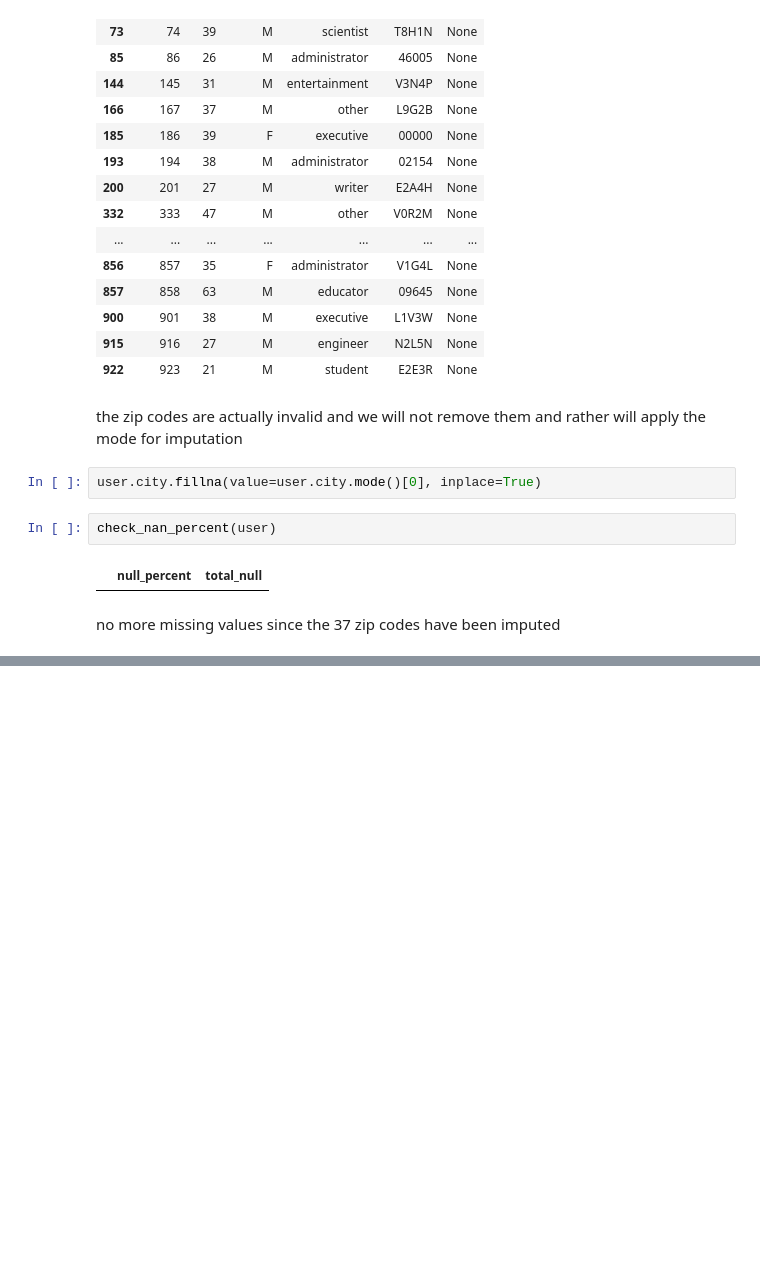
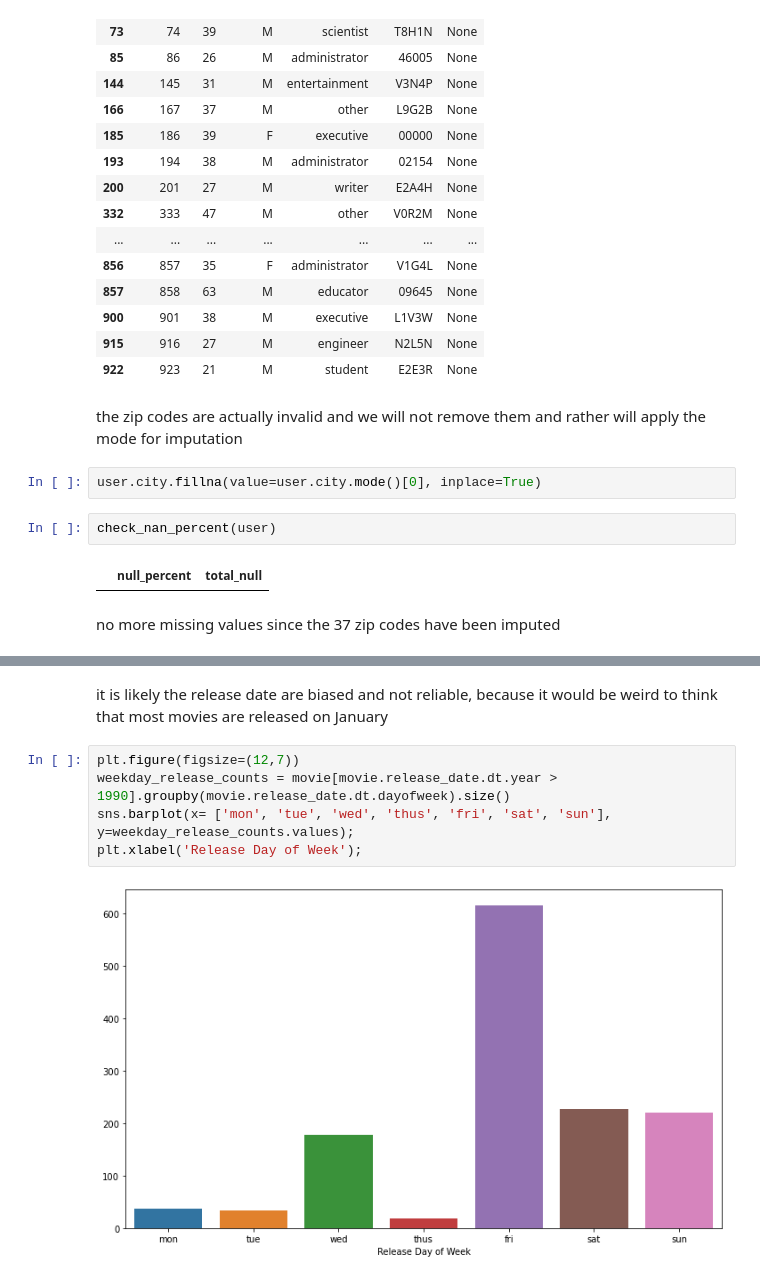
Before and after one commit to YichenLin/MATH-80600A-Project, a Jupyter notebook: traditionalRSNotebooks/edaMovieLens100K.ipynb, the cells around one changed output, grey strips where cells are left out. Saved outputs shown, nothing was run; the diff lists cells and outputs as text; blank space fills up the shorter version.

```diff
--- a/traditionalRSNotebooks/edaMovieLens100K.ipynb
+++ b/traditionalRSNotebooks/edaMovieLens100K.ipynb
@@ -330,0 +403,9 @@ no more missing values since the 37 zip codes have been imputed
+# %% [markdown]
+it is likely the release date are biased and not reliable, because it would be weird to think that most movies are released on January
+# %%
+plt.figure(figsize=(12,7))
+weekday_release_counts = movie[movie.release_date.dt.year > 1990].groupby(movie.release_date.dt.dayofweek).size()
+sns.barplot(x= ['mon', 'tue', 'wed', 'thus', 'fri', 'sat', 'sun'], y=weekday_release_counts.values);
+plt.xlabel('Release Day of Week');
+# %% [output]
+[figure, added]
```
Also changed, not shown: parts of 31 cells of this notebook.
